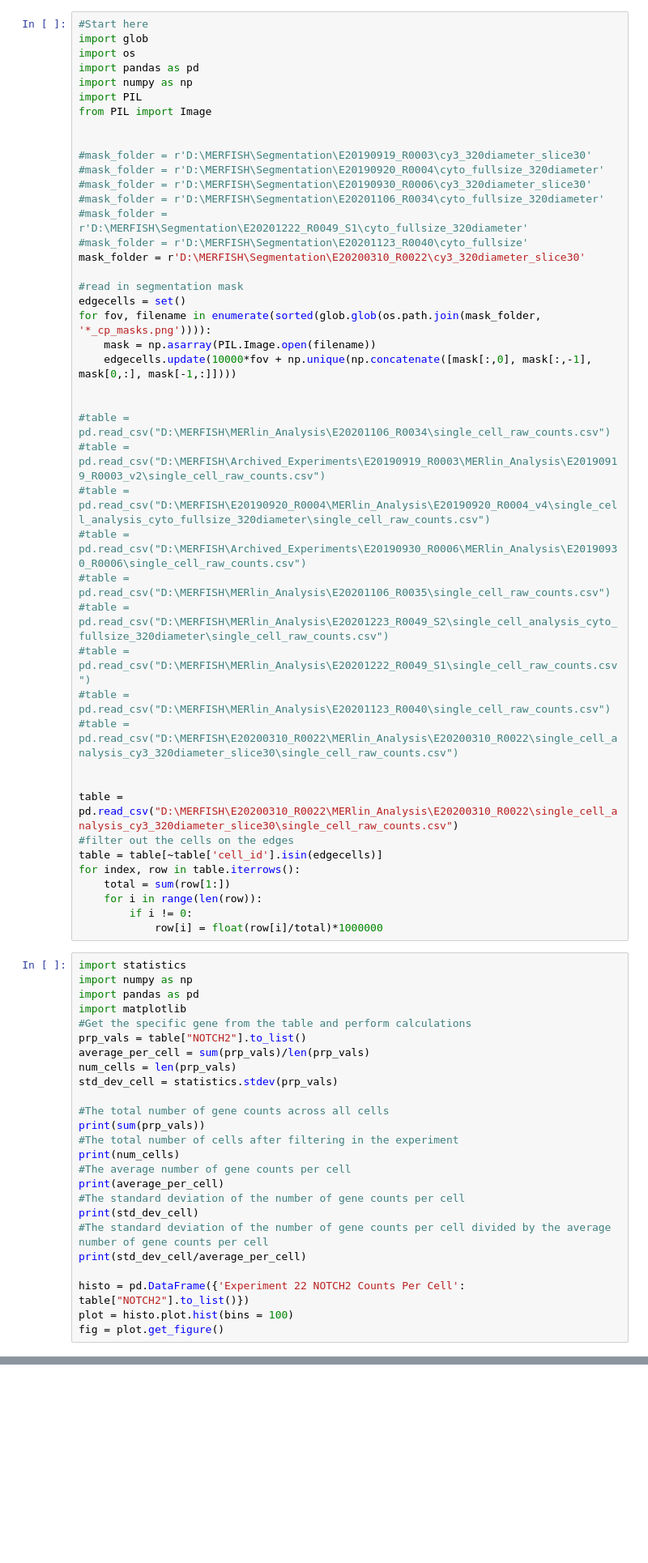
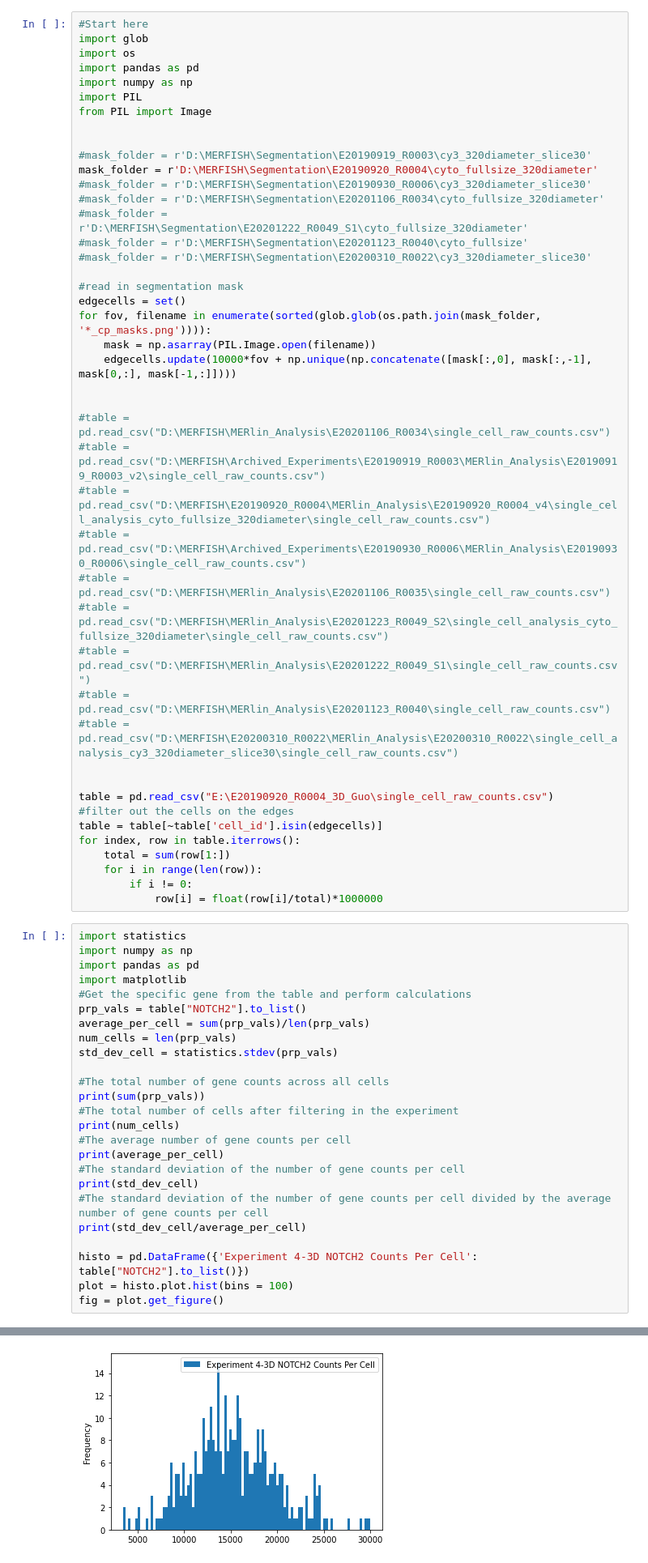
Before and after one commit to amonell/MERFISH-Quality-Control-RNA-expression, a Jupyter notebook: Merlin Quality Metrics Final U2-OS.ipynb, the cells around one changed output, grey strips where cells are left out. Shown at 81% size. Saved outputs shown, nothing was run; the diff lists cells and outputs as text; blank space fills up the shorter version.

```diff
--- a/Merlin Quality Metrics Final U2-OS.ipynb
+++ b/Merlin Quality Metrics Final U2-OS.ipynb
@@ -371,12 +405,12 @@ from PIL import Image
 
 
 #mask_folder = r'D:\MERFISH\Segmentation\E20190919_R0003\cy3_320diameter_slice30'
-#mask_folder = r'D:\MERFISH\Segmentation\E20190920_R0004\cyto_fullsize_320diameter'
+mask_folder = r'D:\MERFISH\Segmentation\E20190920_R0004\cyto_fullsize_320diameter'
 #mask_folder = r'D:\MERFISH\Segmentation\E20190930_R0006\cy3_320diameter_slice30'
 #mask_folder = r'D:\MERFISH\Segmentation\E20201106_R0034\cyto_fullsize_320diameter'
 #mask_folder = r'D:\MERFISH\Segmentation\E20201222_R0049_S1\cyto_fullsize_320diameter'
 #mask_folder = r'D:\MERFISH\Segmentation\E20201123_R0040\cyto_fullsize'
-mask_folder = r'D:\MERFISH\Segmentation\E20200310_R0022\cy3_320diameter_slice30'
+#mask_folder = r'D:\MERFISH\Segmentation\E20200310_R0022\cy3_320diameter_slice30'
 
 #read in segmentation mask
 edgecells = set()
@@ -396,7 +430,7 @@ for fov, filename in enumerate(sorted(glob.glob(os.path.join(mask_folder, '*_cp_
 #table = pd.read_csv("D:\MERFISH\E20200310_R0022\MERlin_Analysis\E20200310_R0022\single_cell_analysis_cy3_320diameter_slice30\single_cell_raw_counts.csv")
 
 
-table = pd.read_csv("D:\MERFISH\E20200310_R0022\MERlin_Analysis\E20200310_R0022\single_cell_analysis_cy3_320diameter_slice30\single_cell_raw_counts.csv")
+table = pd.read_csv("E:\E20190920_R0004_3D_Guo\single_cell_raw_counts.csv")
 #filter out the cells on the edges
 table = table[~table['cell_id'].isin(edgecells)]
 for index, row in table.iterrows():
@@ -426,6 +460,7 @@ print(std_dev_cell)
 #The standard deviation of the number of gene counts per cell divided by the average number of gene counts per cell
 print(std_dev_cell/average_per_cell)
 
-histo = pd.DataFrame({'Experiment 22 NOTCH2 Counts Per Cell': table["NOTCH2"].to_list()})
+histo = pd.DataFrame({'Experiment 4-3D NOTCH2 Counts Per Cell': table["NOTCH2"].to_list()})
 plot = histo.plot.hist(bins = 100)
 fig = plot.get_figure()
+# %% [output]
@@ -432,3 +472,4 @@ fig = plot.get_figure()
+[figure, added]
 # %% [markdown]
 Assorted gene metrics
 # %%
```
Also changed, not shown: parts of 64 cells of this notebook.
